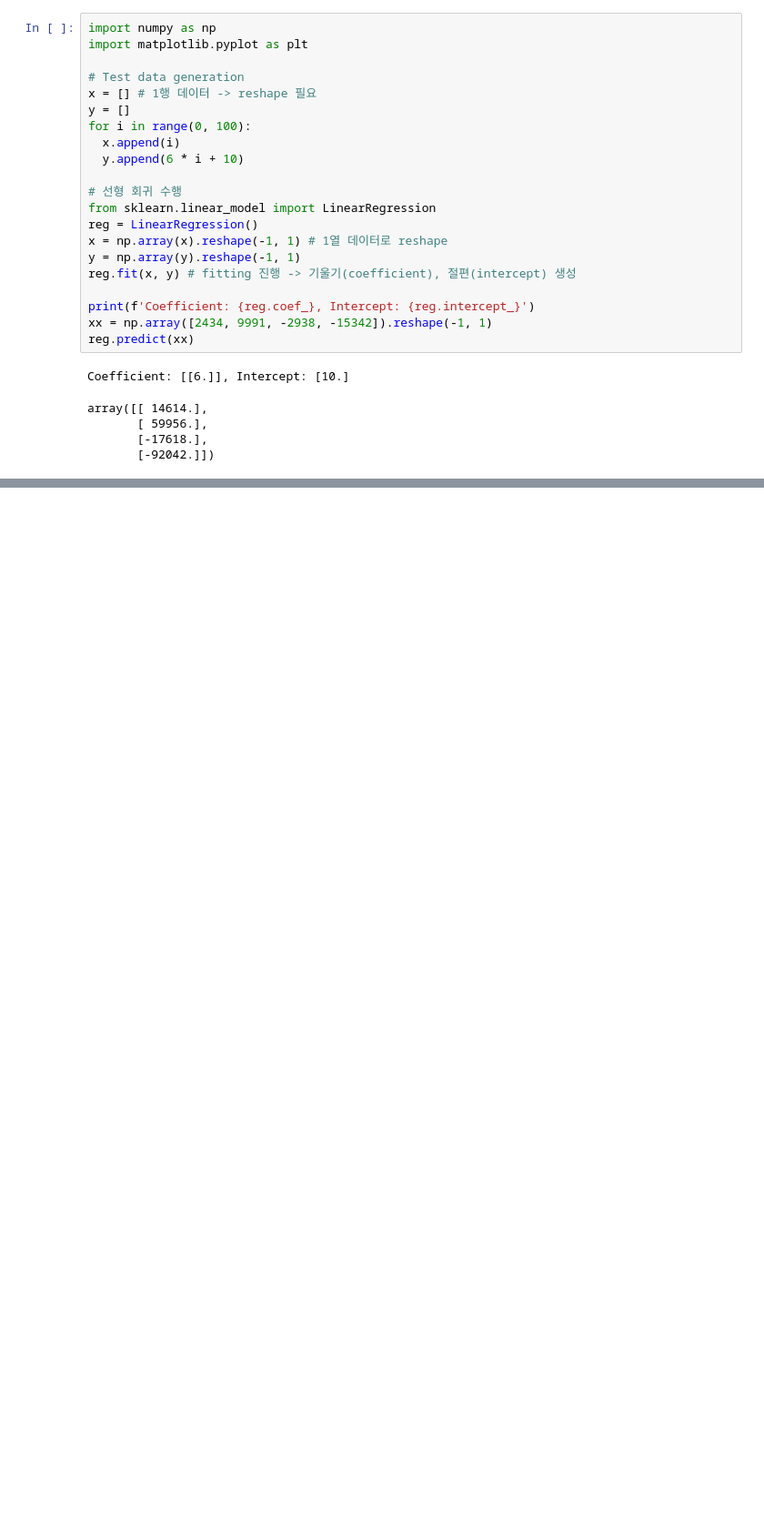
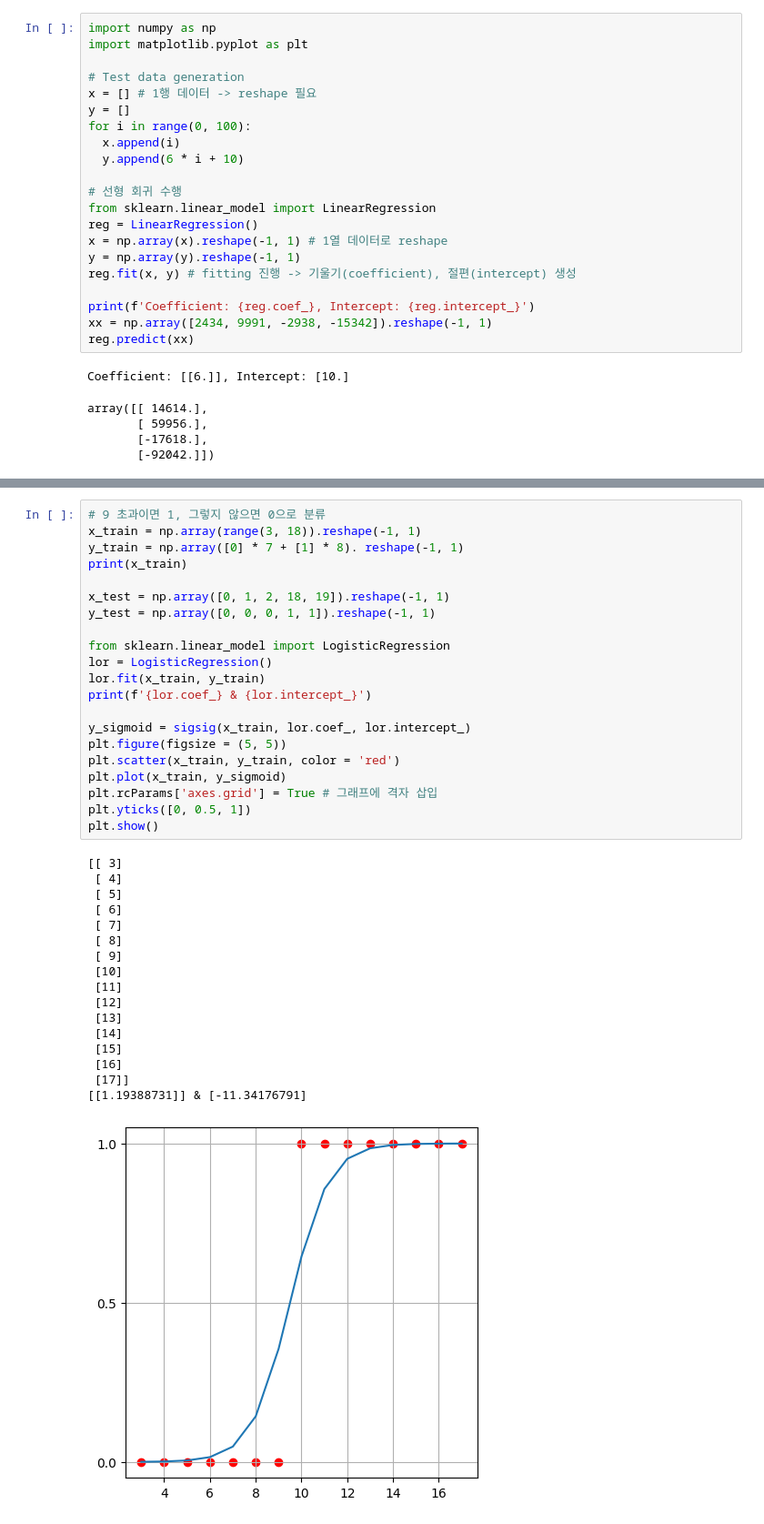
Before and after one commit to vartiens/DeepLearningTrials, a Jupyter notebook: aice3.ipynb, the cells around one changed output, grey strips where cells are left out. Shown at 91% size. Cells and saved outputs as stored; diff of their text form; blank space fills up the shorter version.

Commit message:
Logistic Regression

```diff
--- a/aice3.ipynb
+++ b/aice3.ipynb
@@ -174,0 +217,39 @@ See the caveats in the documentation: https://pandas.pydata.org/pandas-docs/stab
+# %%
+# 9 초과이면 1, 그렇지 않으면 0으로 분류
+x_train = np.array(range(3, 18)).reshape(-1, 1)
+y_train = np.array([0] * 7 + [1] * 8). reshape(-1, 1)
+print(x_train)
+
+x_test = np.array([0, 1, 2, 18, 19]).reshape(-1, 1)
+y_test = np.array([0, 0, 0, 1, 1]).reshape(-1, 1)
+
+from sklearn.linear_model import LogisticRegression
+lor = LogisticRegression()
+lor.fit(x_train, y_train)
+print(f'{lor.coef_} & {lor.intercept_}')
+
+y_sigmoid = sigsig(x_train, lor.coef_, lor.intercept_)
+plt.figure(figsize = (5, 5))
+plt.scatter(x_train, y_train, color = 'red')
+plt.plot(x_train, y_sigmoid)
+plt.rcParams['axes.grid'] = True # 그래프에 격자 삽입
+plt.yticks([0, 0.5, 1])
+plt.show()
+# %% [output]
+[[ 3]
+ [ 4]
+ [ 5]
+ [ 6]
+ [ 7]
+ [ 8]
+ [ 9]
+ [10]
+ [11]
+ [12]
+ [13]
+ [14]
+ [15]
+ [16]
+ [17]]
+[[1.19388731]] & [-11.34176791]
+[figure, added]
```
Also changed, not shown: parts of 5 cells of this notebook.
